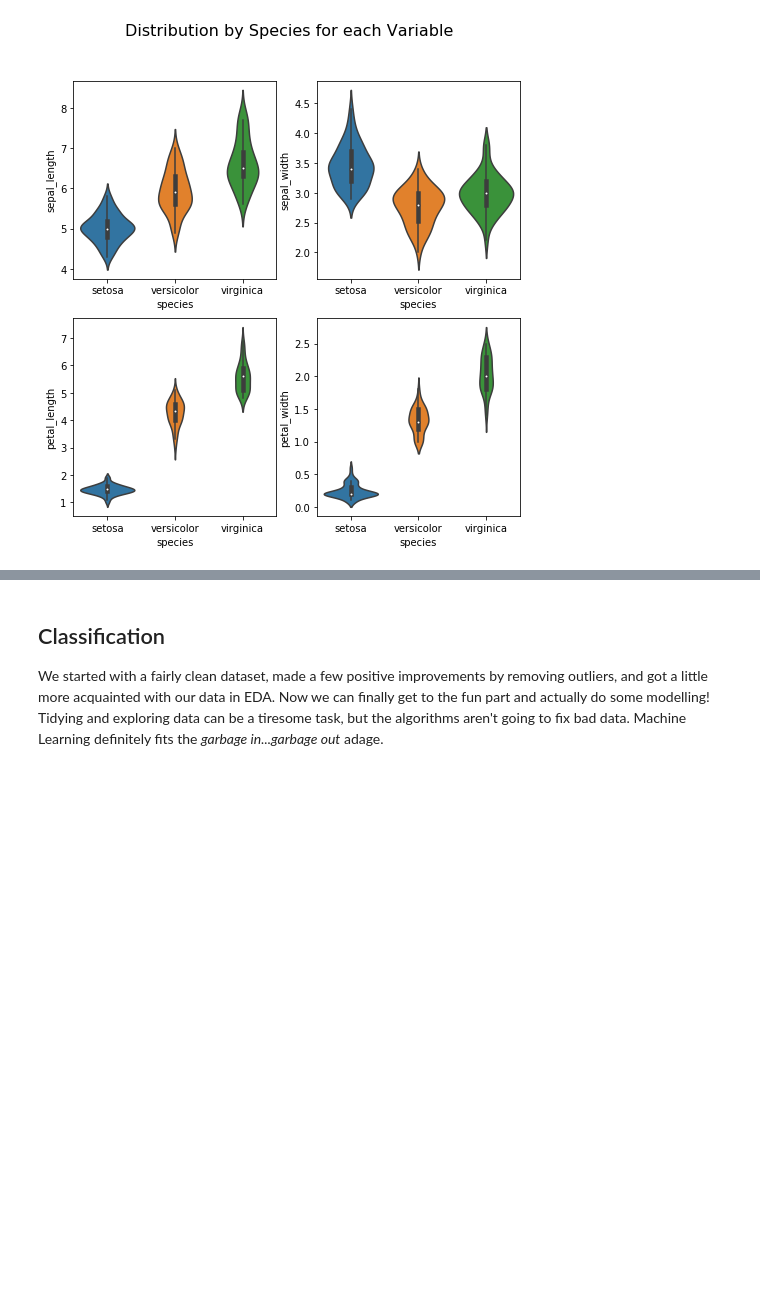
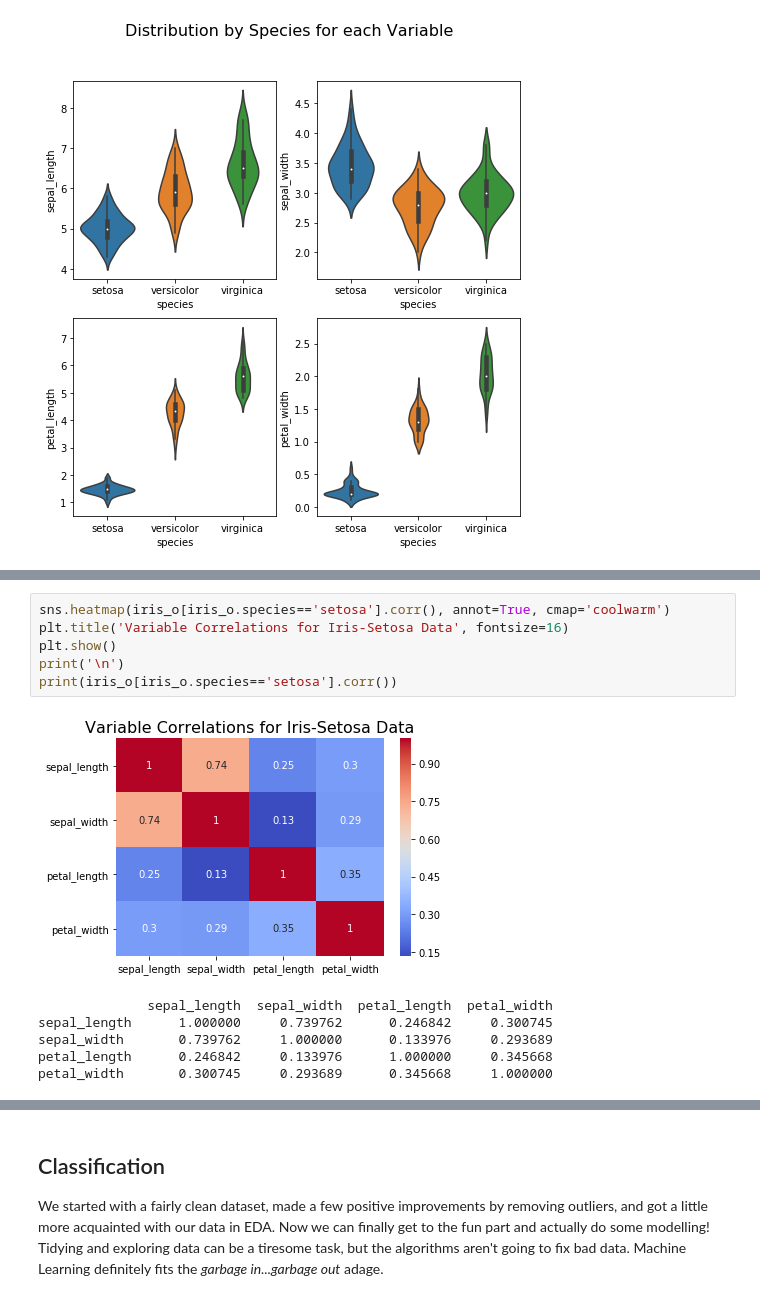
Before and after one commit to RekaCodes/iris, a Jupyter notebook: iris.ipynb, the cells around one changed output, grey strips where cells are left out. Saved outputs shown, nothing was run; the diff lists cells and outputs as text; blank space fills up the shorter version.

```diff
--- a/iris.ipynb
+++ b/iris.ipynb
@@ -346,0 +350,13 @@ sns.heatmap(iris_o.corr(), annot=True, cmap='coolwarm')
+# %%
+sns.heatmap(iris_o[iris_o.species=='setosa'].corr(), annot=True, cmap='coolwarm')
+plt.title('Variable Correlations for Iris-Setosa Data', fontsize=16)
+plt.show()
+print('\n')
+print(iris_o[iris_o.species=='setosa'].corr())
+# %% [output]
+[figure, added]
+              sepal_length  sepal_width  petal_length  petal_width
+sepal_length      1.000000     0.739762      0.246842     0.300745
+sepal_width       0.739762     1.000000      0.133976     0.293689
+petal_length      0.246842     0.133976      1.000000     0.345668
+petal_width       0.300745     0.293689      0.345668     1.000000
```
Also changed, not shown: parts of 31 cells of this notebook.
